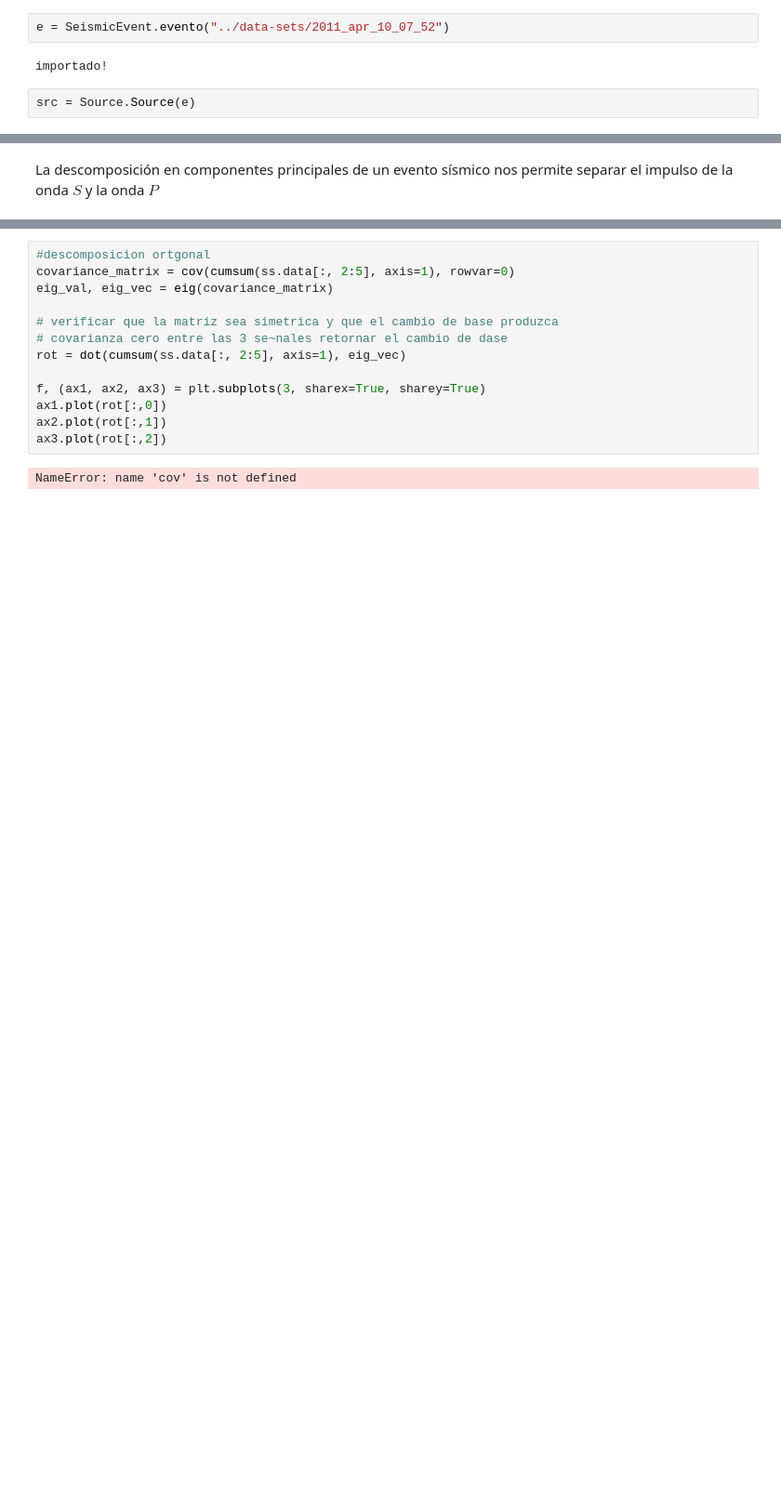
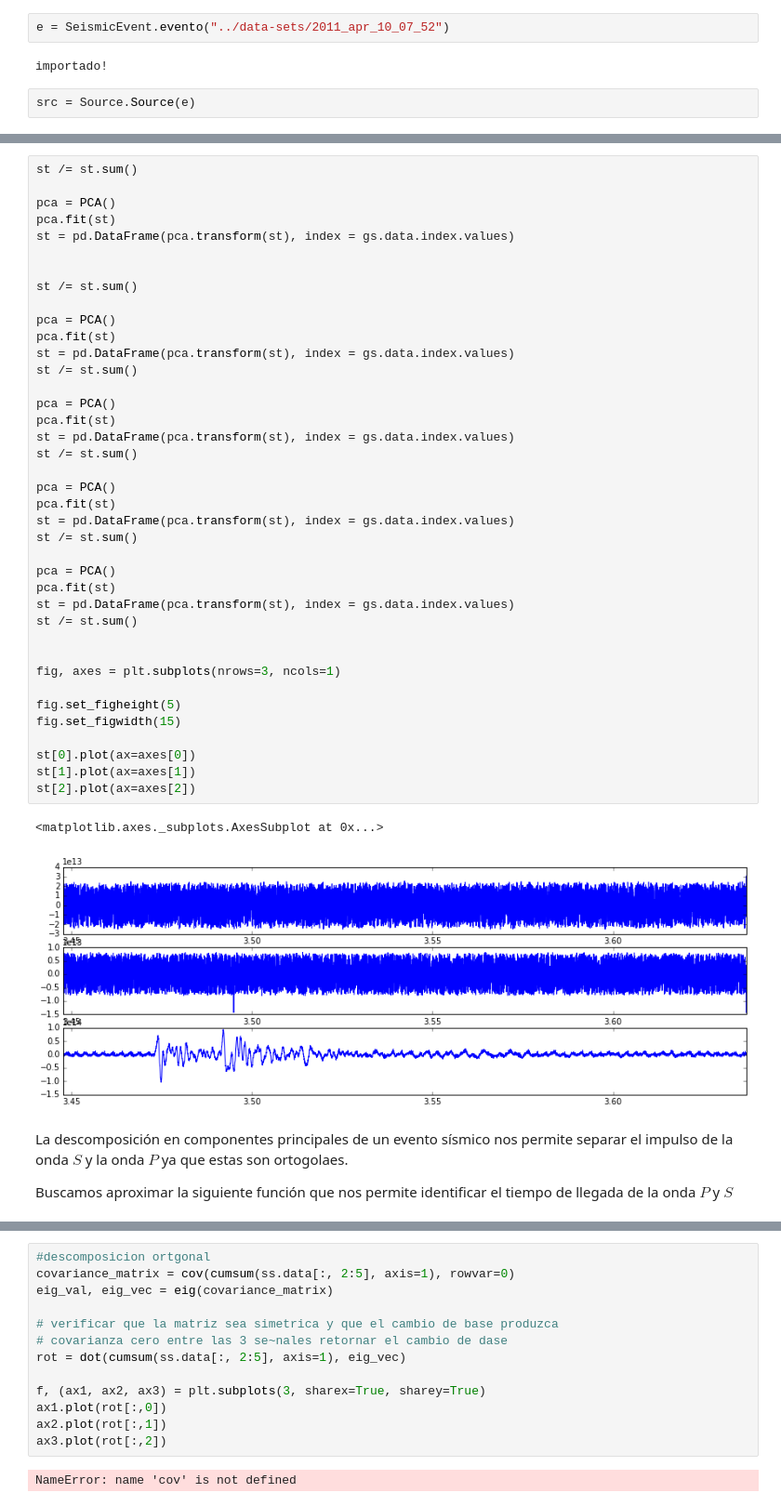
Before and after one commit to ljofre/memoria-de-titulo-icci, a Jupyter notebook: IPython/Presentación .ipynb, the cells around one changed output, grey strips where cells are left out. Shown: that part at 93% size. Drawn from its saved outputs; the diff is of its cells as text; blank space fills up the shorter version.

```diff
--- a/IPython/Presentación .ipynb
+++ b/IPython/Presentación .ipynb
@@ -21,2 +61,46 @@ src = Source.Source(e)
+# %%
+st /= st.sum()
+
+pca = PCA()
+pca.fit(st)
+st = pd.DataFrame(pca.transform(st), index = gs.data.index.values)
+
+
+st /= st.sum()
+
+pca = PCA()
+pca.fit(st)
+st = pd.DataFrame(pca.transform(st), index = gs.data.index.values)
+st /= st.sum()
+
+pca = PCA()
+pca.fit(st)
+st = pd.DataFrame(pca.transform(st), index = gs.data.index.values)
+st /= st.sum()
+
+pca = PCA()
+pca.fit(st)
+st = pd.DataFrame(pca.transform(st), index = gs.data.index.values)
+st /= st.sum()
+
+pca = PCA()
+pca.fit(st)
+st = pd.DataFrame(pca.transform(st), index = gs.data.index.values)
+st /= st.sum()
+
+
+fig, axes = plt.subplots(nrows=3, ncols=1)
+
+fig.set_figheight(5)
+fig.set_figwidth(15)
+
+st[0].plot(ax=axes[0])
+st[1].plot(ax=axes[1])
+st[2].plot(ax=axes[2])
+# %% [output]
+<matplotlib.axes._subplots.AxesSubplot at 0x...>
+[figure, added]
 # %% [markdown]
-La descomposición en componentes principales de un evento sísmico nos permite separar el impulso de la onda $S$ y la onda $P$
+La descomposición en componentes principales de un evento sísmico nos permite separar el impulso de la onda $S$ y la onda $P$ ya que estas son ortogolaes.
+
+Buscamos aproximar la siguiente función que nos permite identificar el tiempo de llegada de la onda $P$ y $S$
```
Also changed, not shown: parts of 7 cells of this notebook, 12 other files.
